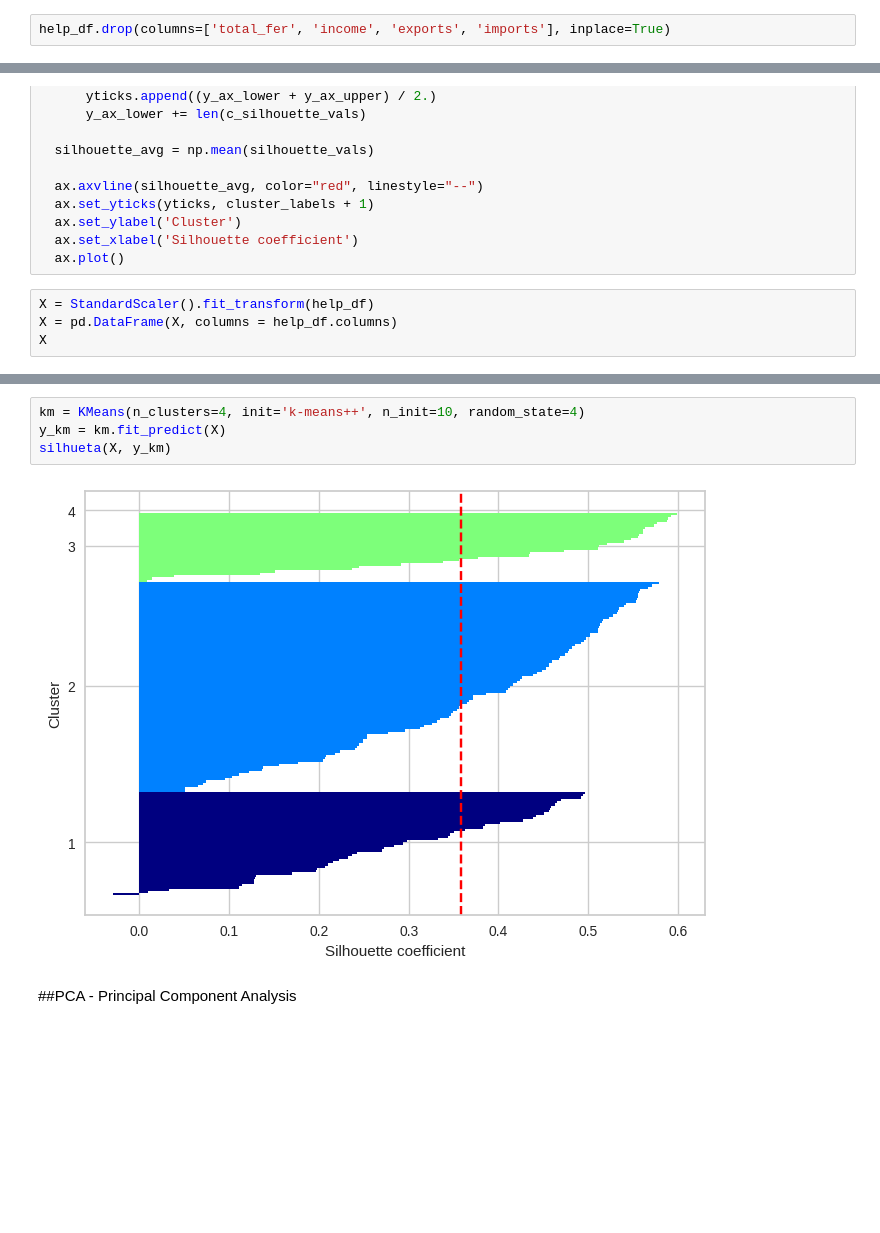
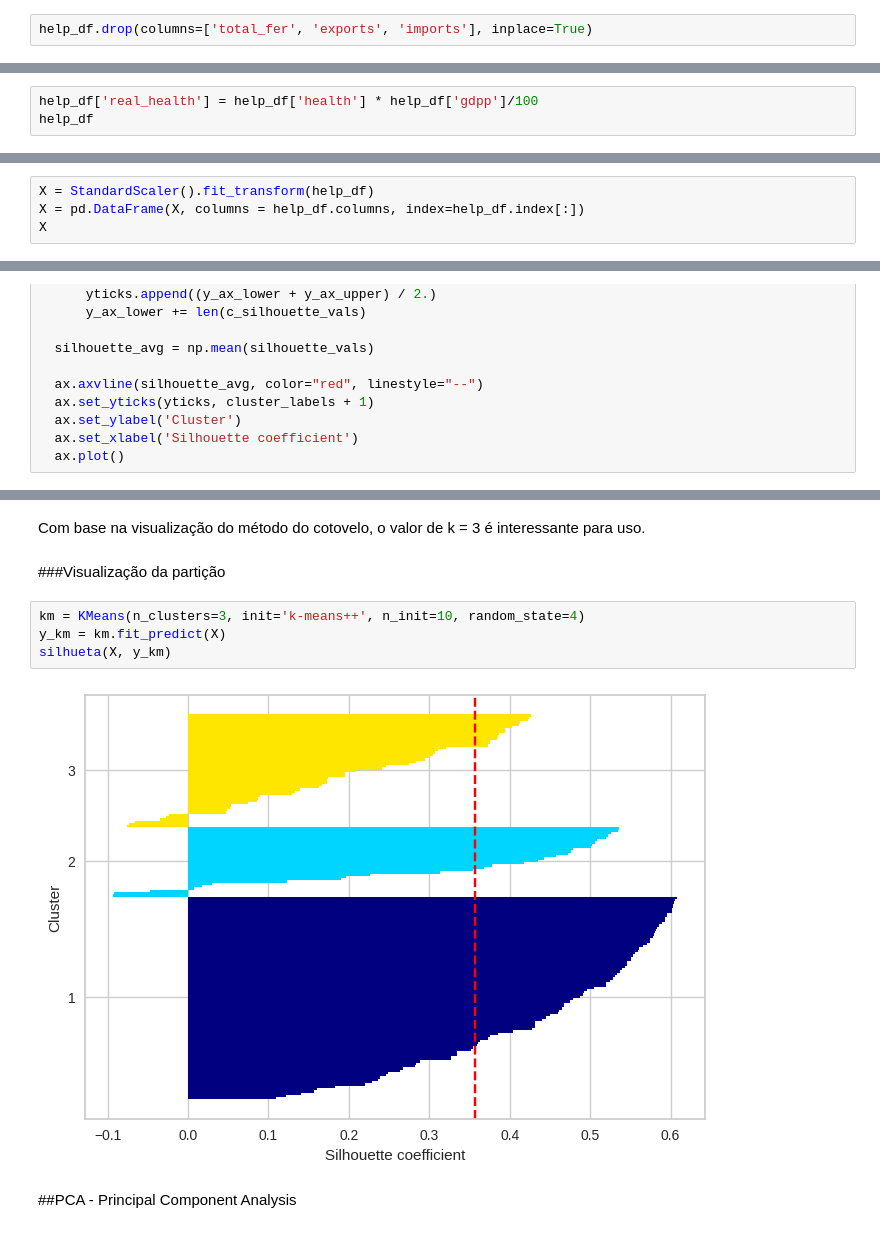
Before and after one commit to GabrielCdev/HELP_International_Analysis, a Jupyter notebook: HELP_International_Analysis.ipynb, the cells around one changed output, grey strips where cells are left out. Saved outputs shown, nothing was run; the diff lists cells and outputs as text; blank space fills up the shorter version.

```diff
--- a/HELP_International_Analysis.ipynb
+++ b/HELP_International_Analysis.ipynb
@@ -220,5 +296,5 @@ A partir deste gráfico é possível inferir que quando maior a renda líquida p
 # %% [markdown]
 #Remoção de dados
 # %%
-help_df.drop(columns=['total_fer', 'income', 'exports', 'imports'], inplace=True)
+help_df.drop(columns=['total_fer', 'exports', 'imports'], inplace=True)
 # %% [markdown]
@@ -248,0 +338,3 @@ help_df.describe()
+# %%
+help_df['real_health'] = help_df['health'] * help_df['gdpp']/100
+help_df
@@ -327,0 +461,4 @@ help_df
+# %%
+X = StandardScaler().fit_transform(help_df)
+X = pd.DataFrame(X, columns = help_df.columns, index=help_df.index[:])
+X
@@ -356,7 +510,3 @@ def silhueta(X, y_km):
   ax.set_ylabel('Cluster')
   ax.set_xlabel('Silhouette coefficient')
   ax.plot()
-# %%
-X = StandardScaler().fit_transform(help_df)
-X = pd.DataFrame(X, columns = help_df.columns)
-X
@@ -386,10 +522,14 @@ visualizer.poof()
 <Axes: title={'center': 'Distortion Score Elbow for KMeans Clustering'}, xlabel='k', ylabel='distortion score'>
+# %% [markdown]
+Com base na visualização do método do cotovelo, o valor de k = 3 é interessante para uso.
+# %% [markdown]
+###Visualização da partição
 # %%
-km = KMeans(n_clusters=4, init='k-means++', n_init=10, random_state=4)
+km = KMeans(n_clusters=3, init='k-means++', n_init=10, random_state=4)
 y_km = km.fit_predict(X)
 silhueta(X, y_km)
 # %% [output]
-[figure, old version]
+[figure, new version]
 # %% [markdown]
 ##PCA - Principal Component Analysis
 # %%
```
Also changed, not shown: parts of 51 cells of this notebook.
